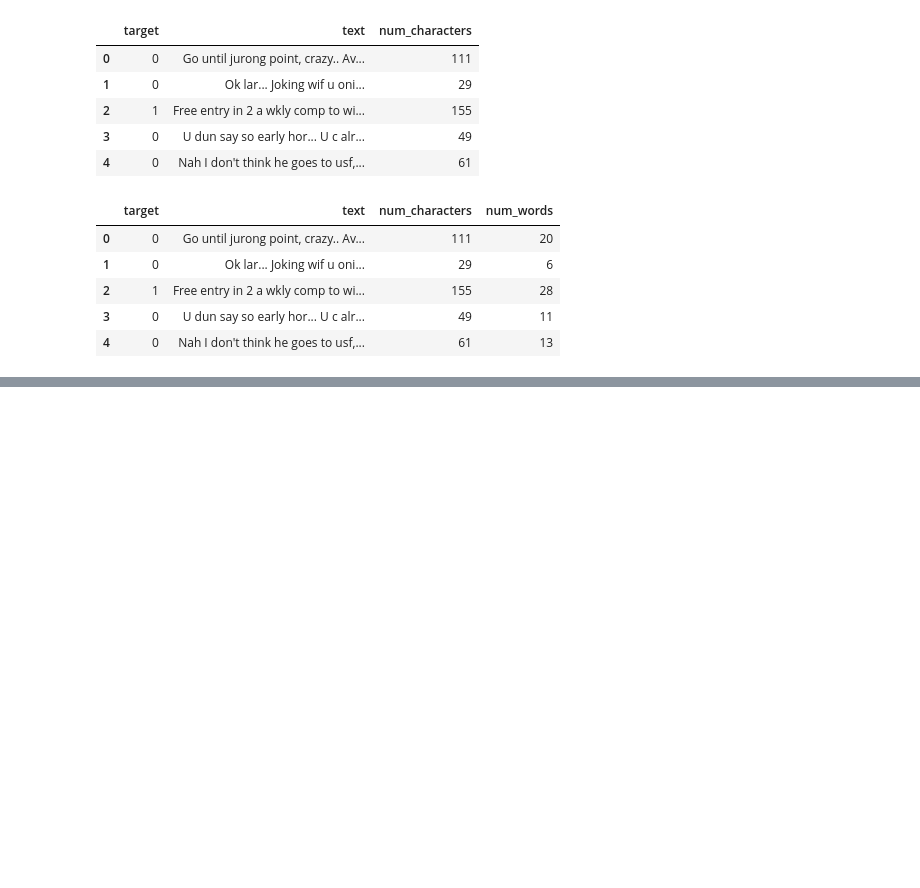
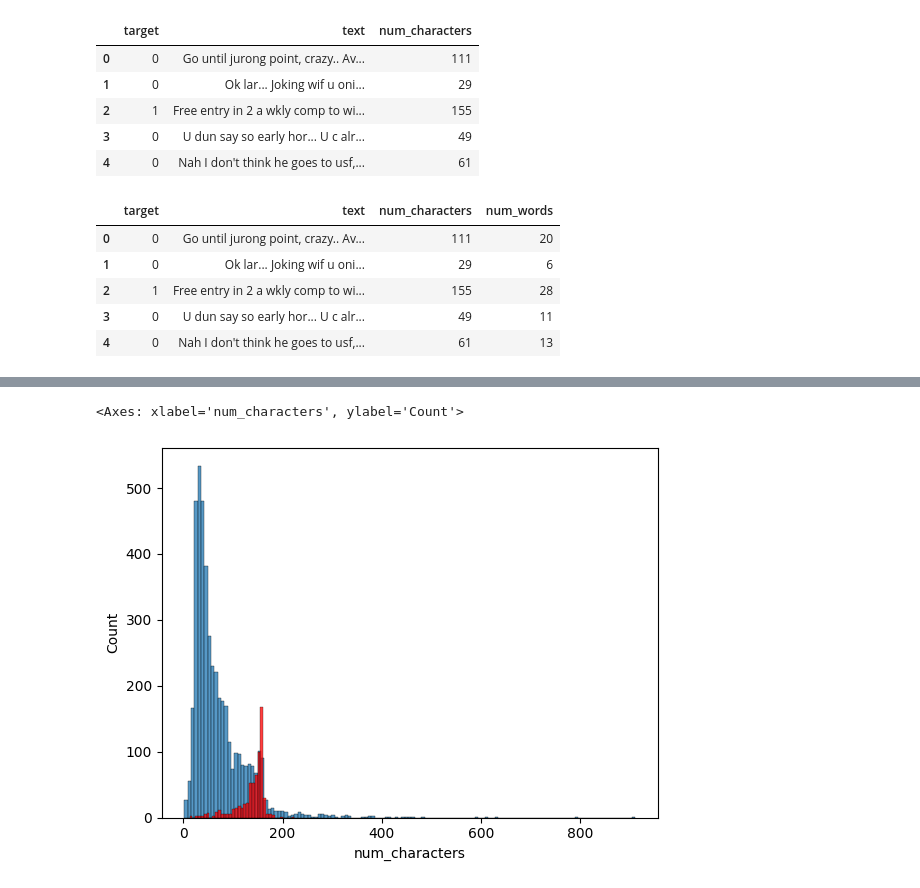
Before and after one commit to adityahacker-1/scam_msg_classifier_hackathon, a Jupyter notebook: ai/spam_email_detector.ipynb, the cells around one changed output, grey strips where cells are left out. Cells and saved outputs as stored; diff of their text form; code cells hidden in the pictures; blank space fills up the shorter version.

Commit message:
counted spam and ham messages and found that spam messages are generally longer than ham messages

```diff
--- a/ai/spam_email_detector.ipynb
+++ b/ai/spam_email_detector.ipynb
@@ -89,5 +84,6 @@ df.head()
 | 3 | 0 | U dun say so early hor... U c alr... | 49 | 11 |
 | 4 | 0 | Nah I don't think he goes to usf,... | 61 | 13 |
 # %%
-df['sentences'] = df['text'].apply(lambda x:len(nltk.sent_tokensize(x)))
+# analyzing number of characters and words
+df[['num_characters','num_words']].describe()
 # %% [output]
@@ -94,0 +127,6 @@ AttributeError: module 'nltk' has no attribute 'sent_tokensize'
+# %%
+sns.histplot(df[df['target'] == 0]['num_characters'])
+sns.histplot(df[df['target'] == 1]['num_characters'], color="red")
+# %% [output]
+<Axes: xlabel='num_characters', ylabel='Count'>
+[figure, added]
```
Also changed, not shown: parts of 8 cells of this notebook.
